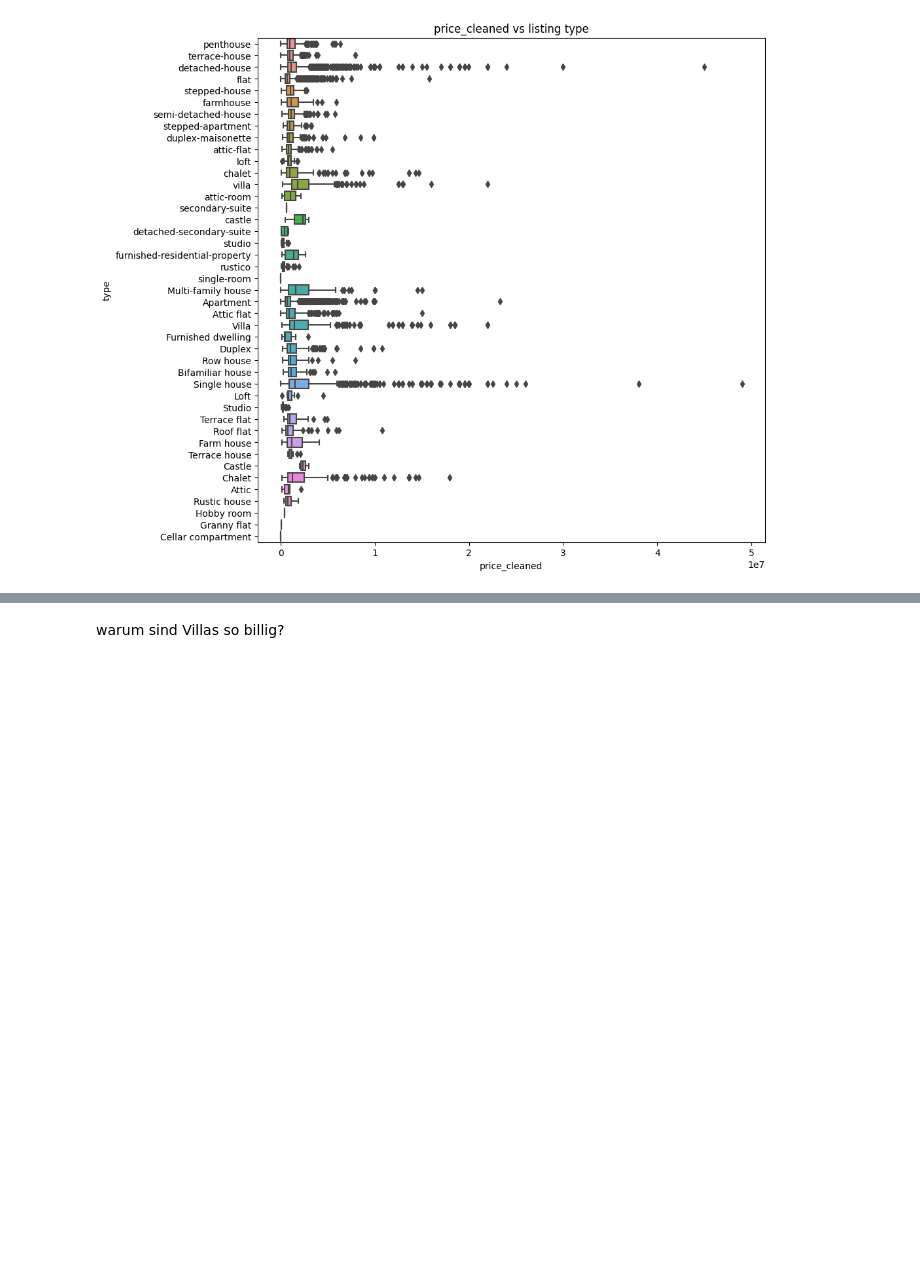
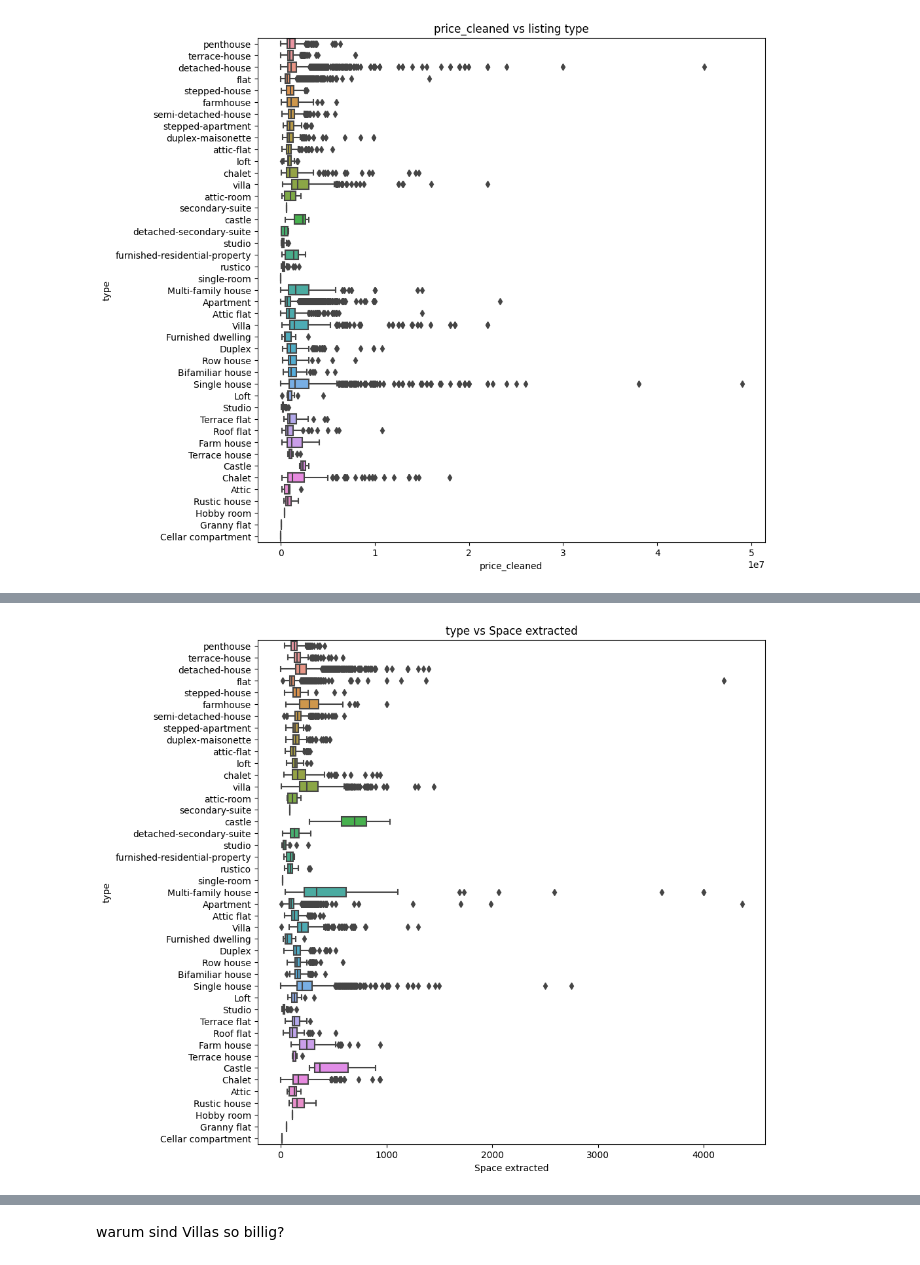
Before and after one commit to alexschillingfhnw/cml1, a Jupyter notebook: Notebooks/eda_alex.ipynb, the cells around one changed output, grey strips where cells are left out. Cells and saved outputs as stored; diff of their text form; code cells hidden in the pictures; blank space fills up the shorter version.

```diff
--- a/Notebooks/eda_alex.ipynb
+++ b/Notebooks/eda_alex.ipynb
@@ -178,0 +196,7 @@ scatterplot(df, 'price_cleaned', 'distanceToTrainStation')
+# %%
+plt.figure(figsize=(10, 10))
+sns.boxplot(data=df, x='Space extracted', y='type')
+plt.title('type vs Space extracted')
+plt.show()
+# %% [output]
+[figure, added]
```
Also changed, not shown: parts of 11 cells of this notebook.
